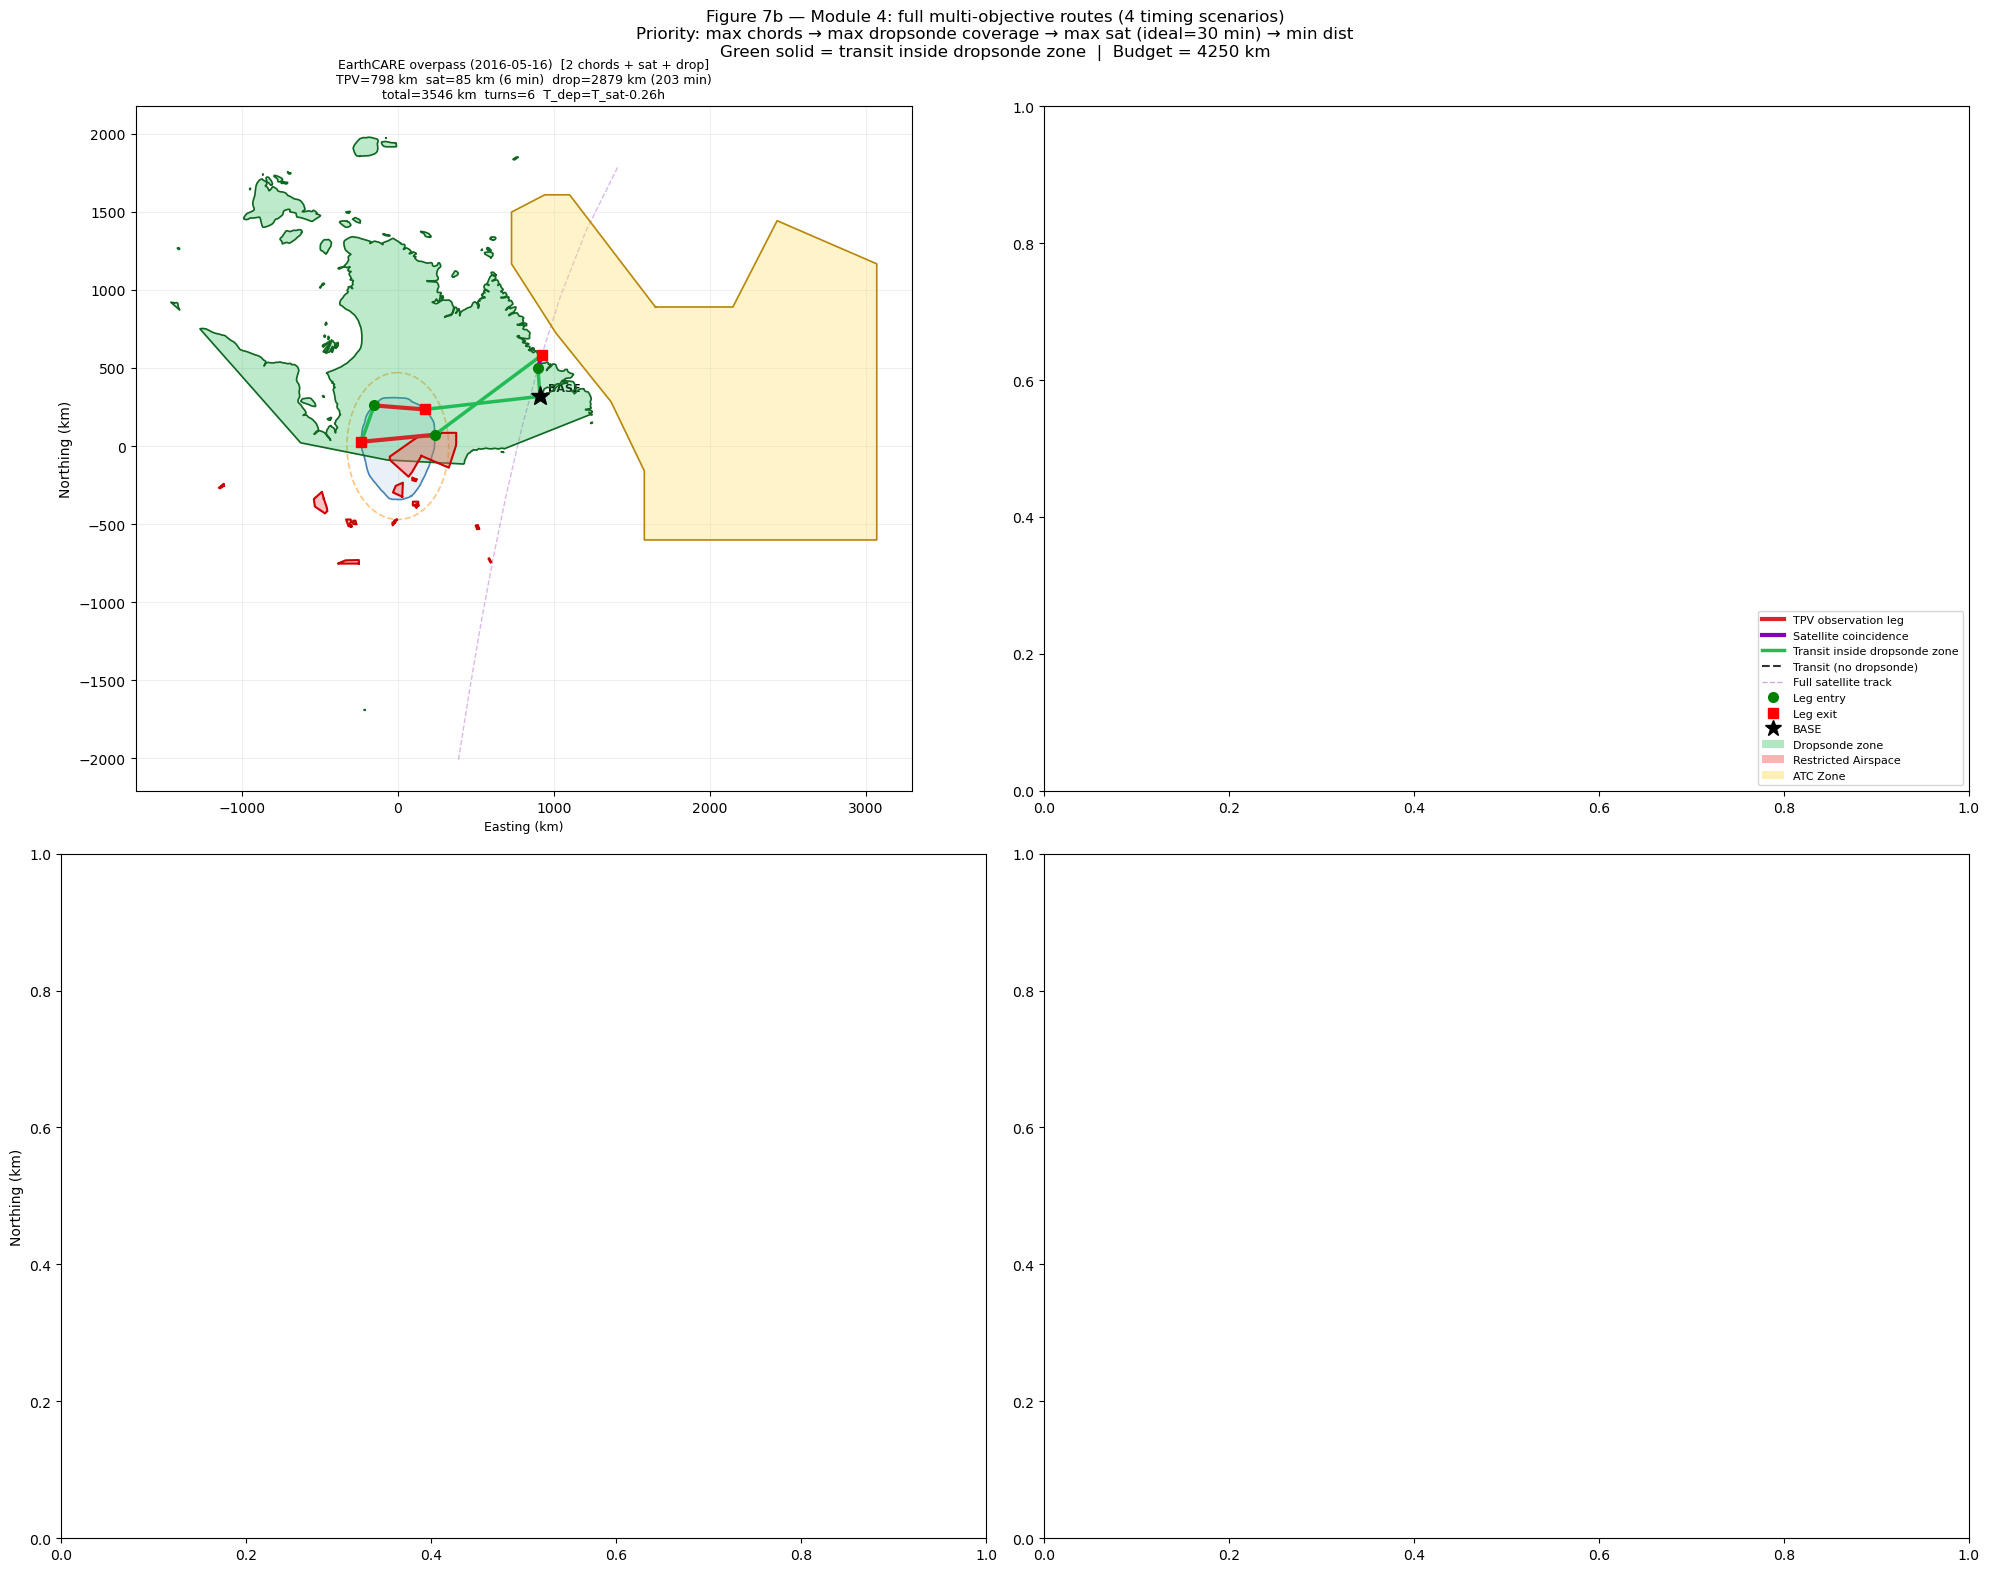
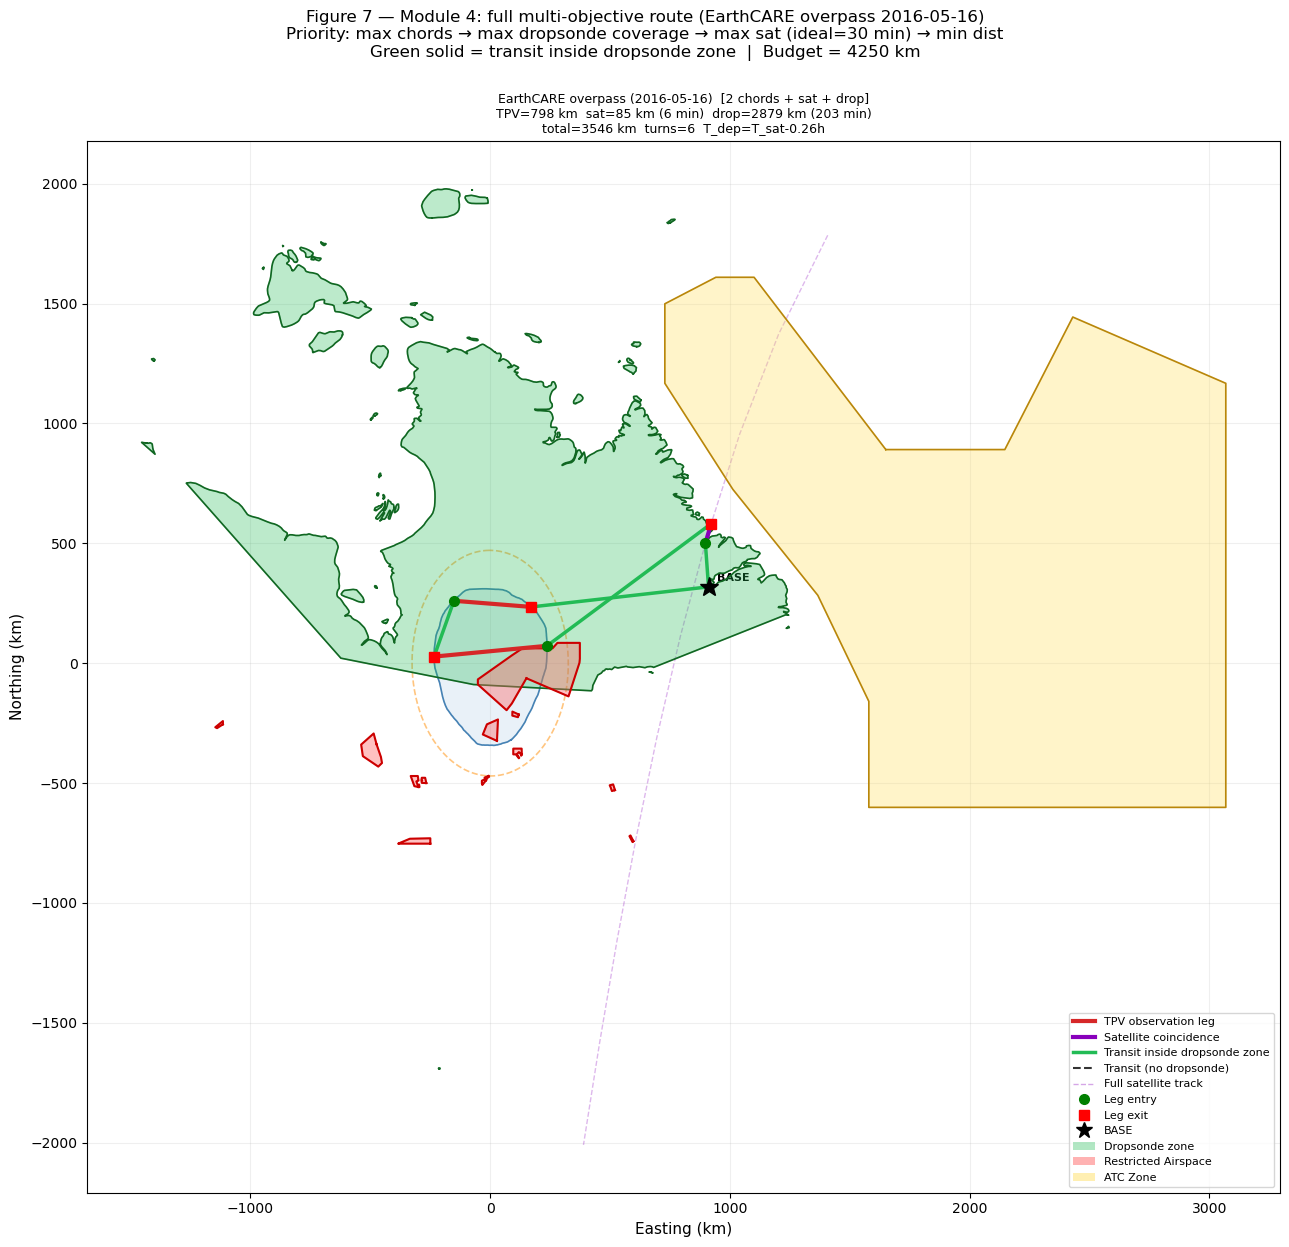
The change to this notebook cell's code, shown as a diff; its figure went from the first image to the second:
--- before
+++ after
@@ -74,8 +74,7 @@
 
 
-fig, axes = plt.subplots(2, 2, figsize=(20, 16))
-axes = axes.flatten()
+fig, ax = plt.subplots(figsize=(13, 13))
 
-for ax, (lbl, res) in zip(axes, m4_results.items()):
+for lbl, res in m4_results.items():
     tr      = res['track']
     route   = res['route']
@@ -84,8 +83,7 @@
     plot_route_m4(ax, route, TPV_PTS, ell_xy, BASE,
                   restricted_polys, atc_polys, dropsonde_polys, tr['line'], panel_title)
-    ax.set_xlabel('Easting (km)', fontsize=9)
 
-axes[0].set_ylabel('Northing (km)', fontsize=10)
-axes[2].set_ylabel('Northing (km)', fontsize=10)
+ax.set_xlabel('Easting (km)', fontsize=11)
+ax.set_ylabel('Northing (km)', fontsize=11)
 
 from matplotlib.lines import Line2D
@@ -104,8 +102,8 @@
     Patch(facecolor='#ffe066', alpha=0.5,  label='ATC Zone'),
 ]
-axes[1].legend(handles=legend_elements, fontsize=8, loc='lower right')
+ax.legend(handles=legend_elements, fontsize=8, loc='lower right')
 
 fig.suptitle(
-    f'Figure 7b — Module 4: full multi-objective routes (4 timing scenarios)\n'
+    f'Figure 7 — Module 4: full multi-objective route (EarthCARE overpass 2016-05-16)\n'
     f'Priority: max chords → max dropsonde coverage → max sat (ideal={T_IDEAL_SAT_MIN:.0f} min) → min dist\n'
     f'Green solid = transit inside dropsonde zone  |  Budget = {TOTAL_BUDGET_KM:.0f} km',

Commit: Fix timing feasibility, coincidence annotation, and Figure 7 layout